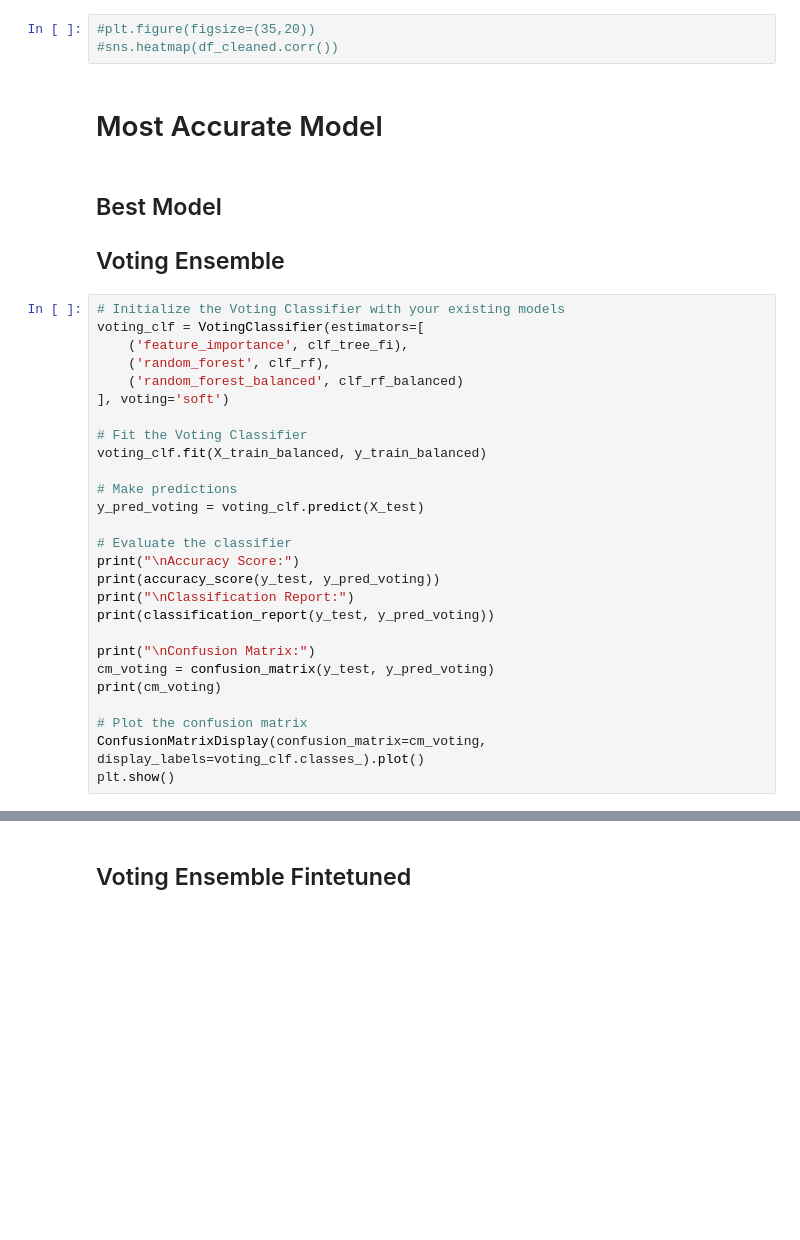
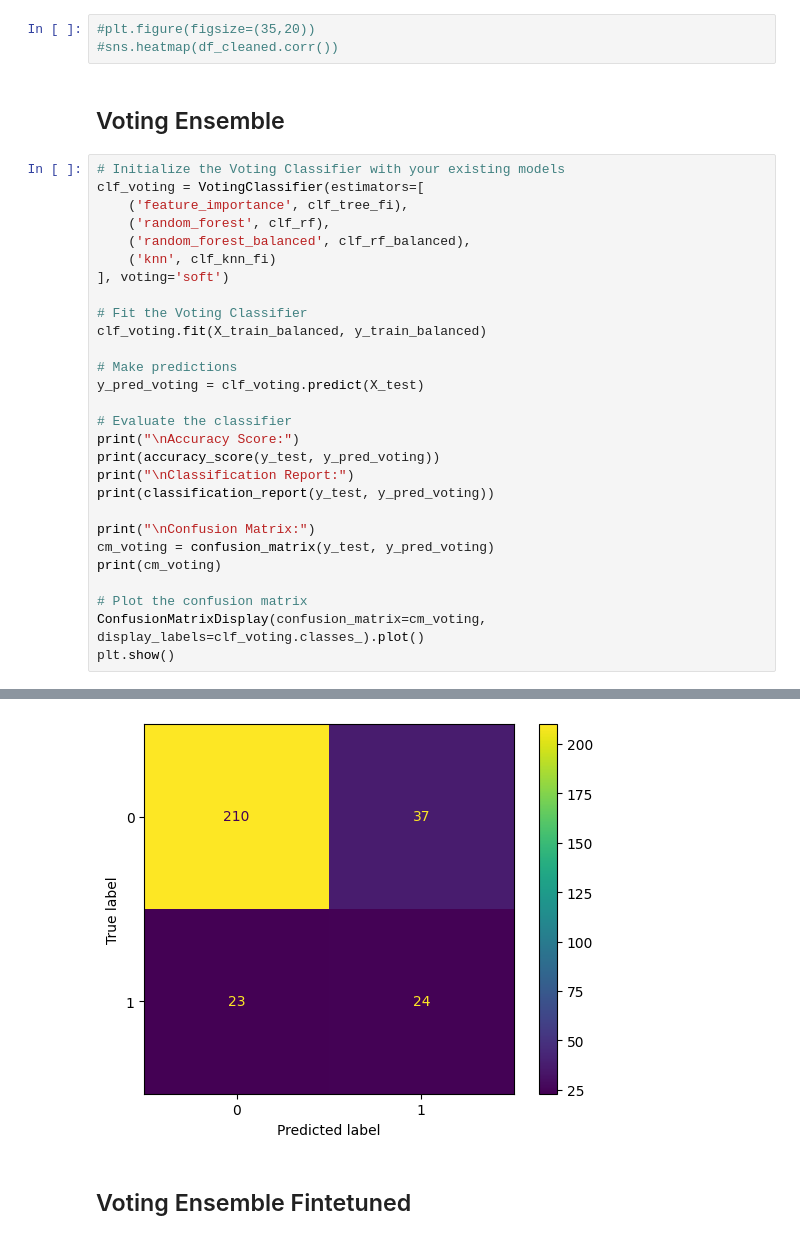
Before and after one commit to byrdwcrawford/HR_Analytics, a Jupyter notebook: HR_Model_Final.ipynb, the cells around one changed output, grey strips where cells are left out. Drawn from its saved outputs; the diff is of its cells as text; blank space fills up the shorter version.

```diff
--- a/HR_Model_Final.ipynb
+++ b/HR_Model_Final.ipynb
@@ -1798,24 +1778,23 @@ NameError: name 'y_pred_balanced' is not defined
 # %%
 #plt.figure(figsize=(35,20))
 #sns.heatmap(df_cleaned.corr())
-# %% [markdown]
-# Most Accurate Model
 # %% [markdown]
-## Best Model
+
 ## Voting Ensemble
 # %%
 # Initialize the Voting Classifier with your existing models
-voting_clf = VotingClassifier(estimators=[
+clf_voting = VotingClassifier(estimators=[
     ('feature_importance', clf_tree_fi),
     ('random_forest', clf_rf),
-    ('random_forest_balanced', clf_rf_balanced)
+    ('random_forest_balanced', clf_rf_balanced),
+    ('knn', clf_knn_fi)
 ], voting='soft')
 
 # Fit the Voting Classifier
-voting_clf.fit(X_train_balanced, y_train_balanced)
+clf_voting.fit(X_train_balanced, y_train_balanced)
 
 # Make predictions
-y_pred_voting = voting_clf.predict(X_test)
+y_pred_voting = clf_voting.predict(X_test)
 
 # Evaluate the classifier
 print("\nAccuracy Score:")
@@ -1828,6 +1807,6 @@ cm_voting = confusion_matrix(y_test, y_pred_voting)
 print(cm_voting)
 
 # Plot the confusion matrix
-ConfusionMatrixDisplay(confusion_matrix=cm_voting, display_labels=voting_clf.classes_).plot()
+ConfusionMatrixDisplay(confusion_matrix=cm_voting, display_labels=clf_voting.classes_).plot()
 plt.show()
 # %% [output]
@@ -1835,3 +1830,4 @@ NameError: name 'VotingClassifier' is not defined
+[figure, added]
 # %% [markdown]
 ## Voting Ensemble Fintetuned
 # %%
```
Also changed, not shown: parts of 7 cells of this notebook.
